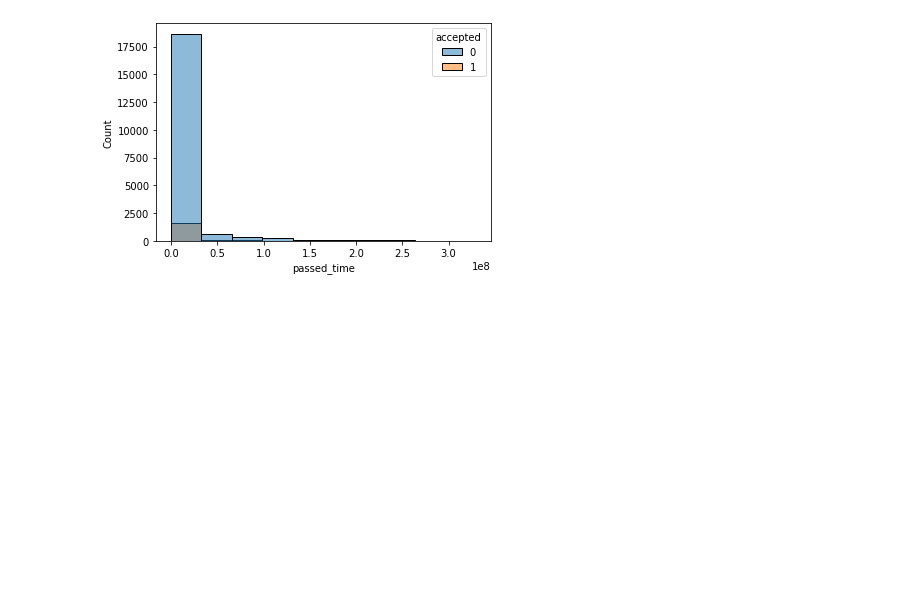
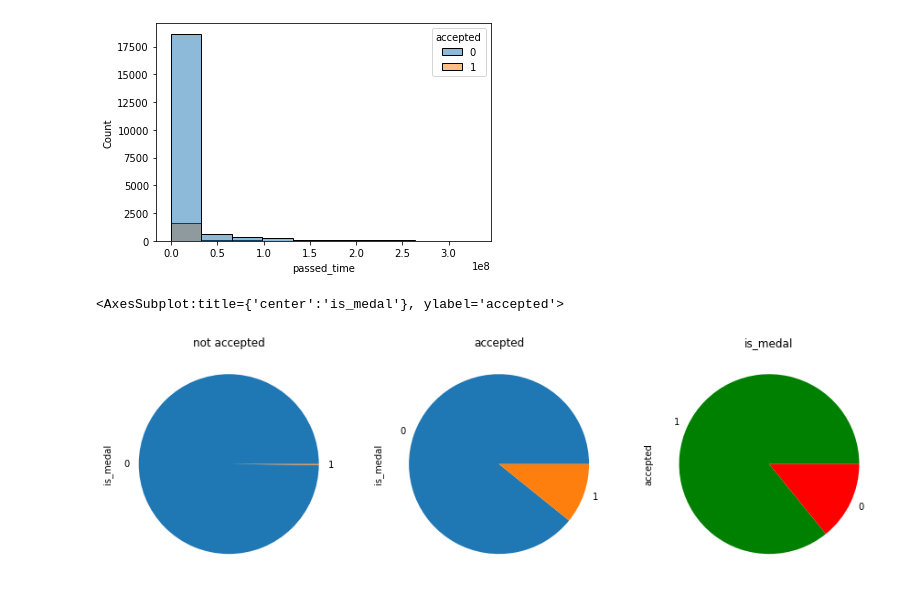
Before and after one commit to LironMat/ds_project, a Jupyter notebook: eda.ipynb, the cells around one changed output. Saved outputs shown, nothing was run; the diff lists cells and outputs as text; code cells hidden in the pictures; blank space fills up the shorter version.

Commit message:
is medal

```diff
--- a/eda.ipynb
+++ b/eda.ipynb
@@ -96,3 +96,13 @@ sns.histplot(data=data_df,x='passed_time',bins=10,hue='accepted')
 # %% [output]
 <AxesSubplot:xlabel='passed_time', ylabel='Count'>
 [figure]
+# %%
+fig,axes = plt.subplots(1,3,facecolor='white',figsize=(15,5))
+
+not_accepted_df['is_medal'].value_counts().plot(kind='pie',ax=axes[0],title='not accepted')
+accepted_df['is_medal'].value_counts().plot(kind='pie',ax=axes[1],title='accepted')
+
+pd.concat([accepted_df[accepted_df['is_medal'] == 1],not_accepted_df[not_accepted_df['is_medal'] == 1]])['accepted'].value_counts().plot(kind='pie',ax=axes[2],title='is_medal',colors=['green','red'])
+# %% [output]
+<AxesSubplot:title={'center':'is_medal'}, ylabel='accepted'>
+[figure, added]
```
Also changed, not shown: 3 other files.
